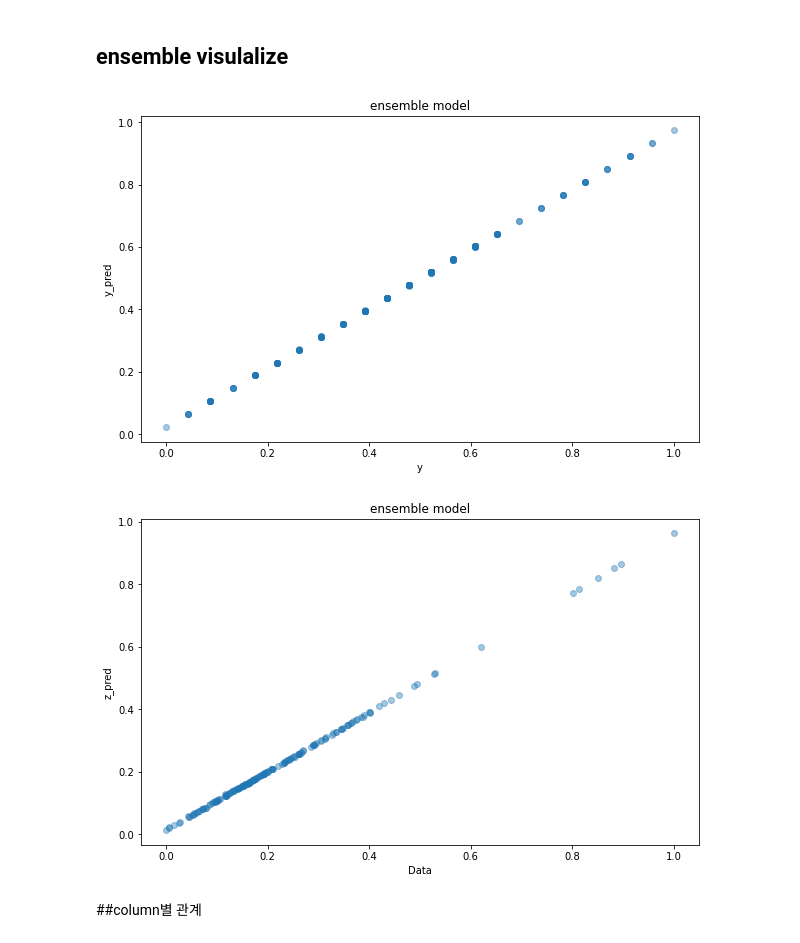
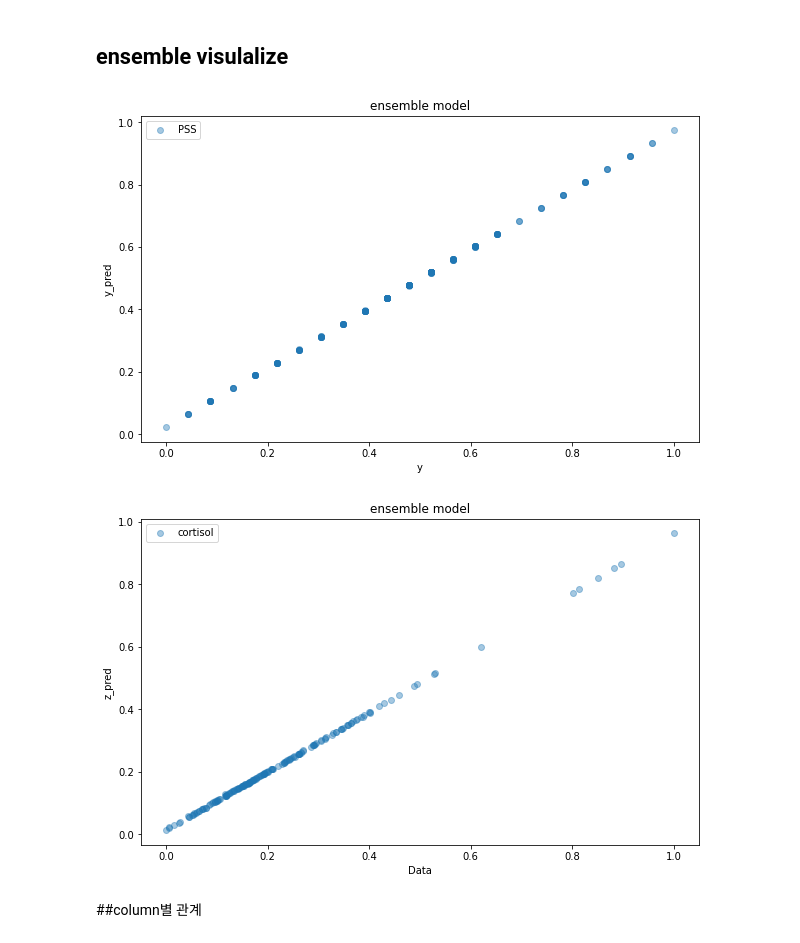
Before and after one commit to hanbuck30/Regression-about-neural-Data, a Jupyter notebook: Data_Regression.ipynb, the cells around one changed output. Saved outputs shown, nothing was run; the diff lists cells and outputs as text; code cells hidden in the pictures.

```diff
--- a/Data_Regression.ipynb
+++ b/Data_Regression.ipynb
@@ -344,23 +411,25 @@ z_pred_ensemble = gbrt_z.predict(x_train)
 # %%
 fig = plt.figure()
 fig.set_size_inches(10,6)
-plt.scatter(y, y_pred_ensemble,alpha=0.4)
+plt.scatter(y, y_pred_ensemble,alpha=0.4,label='PSS')
 plt.title("ensemble model")
 plt.xlabel("y")
 plt.ylabel("y_pred")
+plt.legend()
 plt.show()
 # %% [output]
-[figure, old version]
+[figure, new version]
 # %%
 fig = plt.figure()
 fig.set_size_inches(10,6)
-plt.scatter(z, z_pred_ensemble,alpha=0.4)
+plt.scatter(z, z_pred_ensemble,alpha=0.4,label='cortisol')
 plt.title("ensemble model")
 plt.xlabel("Data")
 plt.ylabel("z_pred")
+plt.legend()
 plt.show()
 # %% [output]
-[figure, old version]
+[figure, new version]
 # %% [markdown]
 ##column별 관계
 # %%
```
Also changed, not shown: parts of 19 cells of this notebook.
